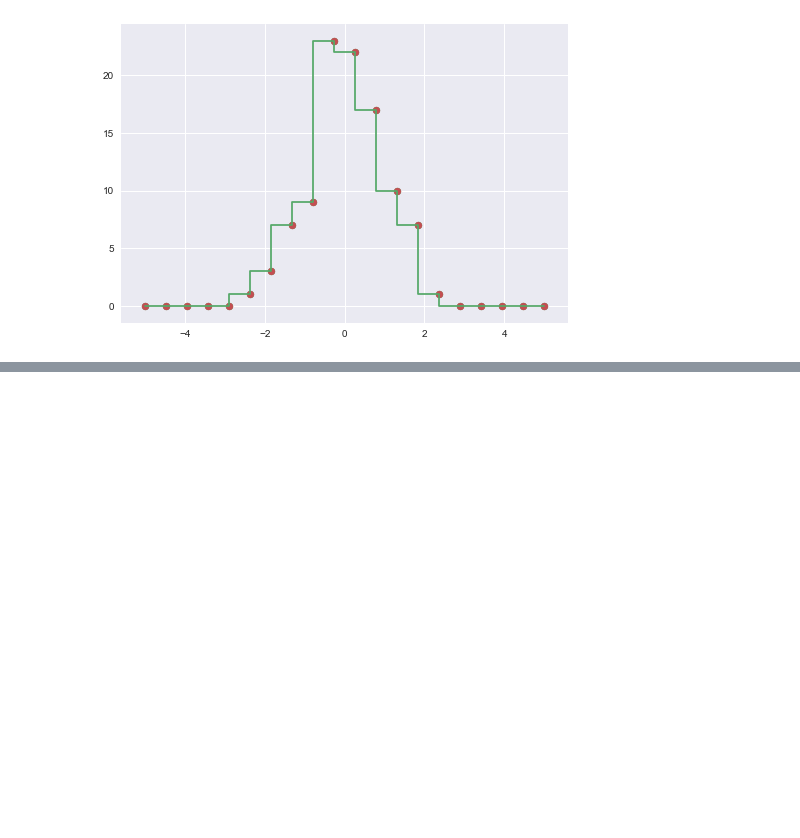
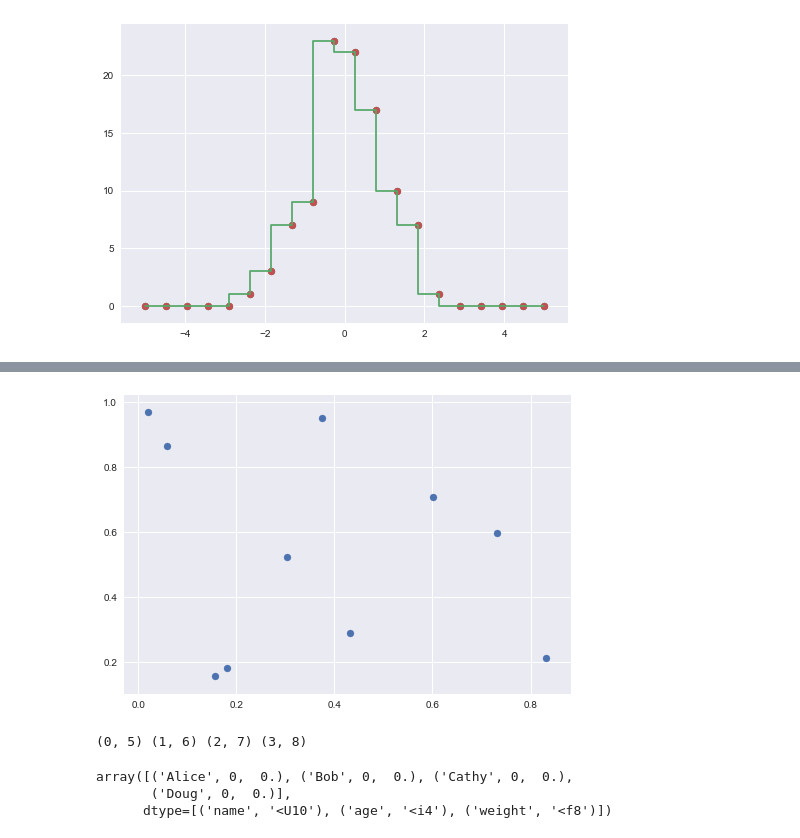
Before and after one commit to kd-nguyen/Python-data-science-handbook, a Jupyter notebook: 2-NumPy/2.ipynb, the cells around one changed output, grey strips where cells are left out. Cells and saved outputs as stored; diff of their text form; code cells hidden in the pictures; blank space fills up the shorter version.

```diff
--- a/2-NumPy/2.ipynb
+++ b/2-NumPy/2.ipynb
@@ -210,0 +219,3 @@ plt.show()
+# %%
+rand = np.random.RandomState(42)
+X = rand.rand(10, 2)
@@ -210,0 +233,20 @@ plt.show()
+# %%
+seaborn.set
+plt.scatter(X[:, 0], X[:, 1])
+plt.show()
+# %% [output]
+[figure, added]
+# %%
+x = range(4)
+y = range(5, 9)
+print(*zip(x, y))
+# %% [output]
+(0, 5) (1, 6) (2, 7) (3, 8)
+# %%
+data = np.zeros(4, dtype={'names': ('name', 'age', 'weight'), 'formats': ('U10', 'i4', 'f8')})
+data['name'] = ['Alice', 'Bob', 'Cathy', 'Doug']
+data
+# %% [output]
+array([('Alice', 0,  0.), ('Bob', 0,  0.), ('Cathy', 0,  0.),
+       ('Doug', 0,  0.)],
+      dtype=[('name', '<U10'), ('age', '<i4'), ('weight', '<f8')])
```
Also changed, not shown: parts of 2 cells of this notebook, 1 other file.
